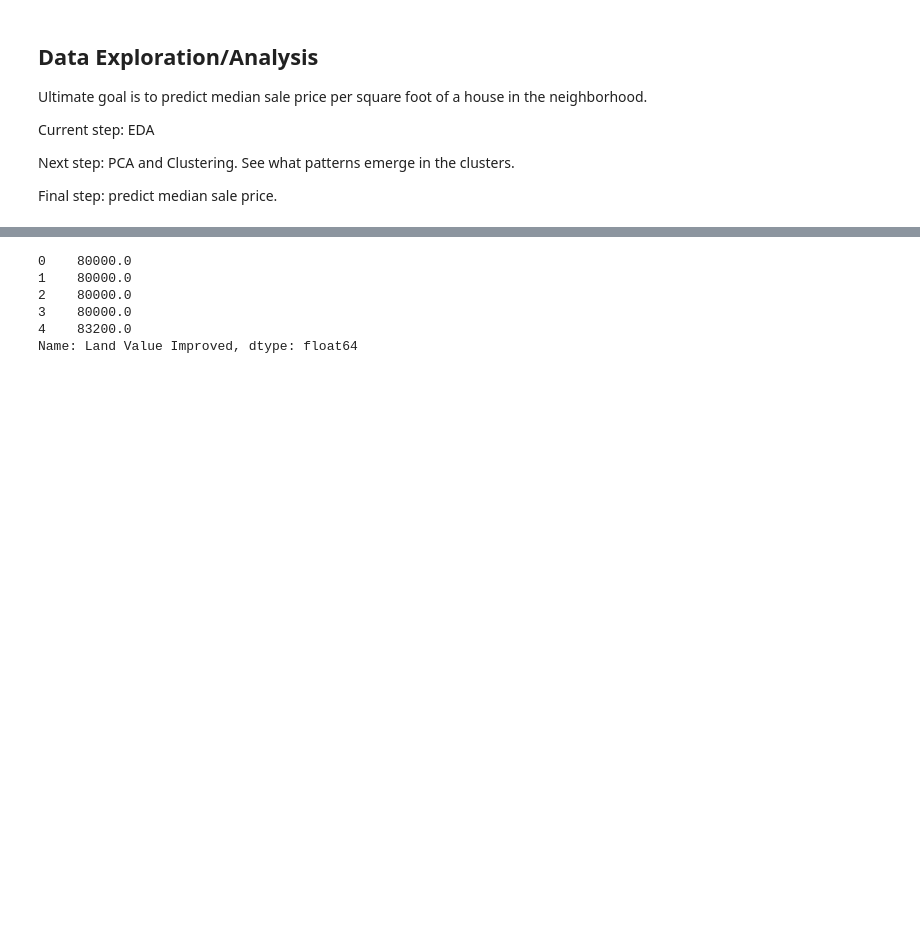
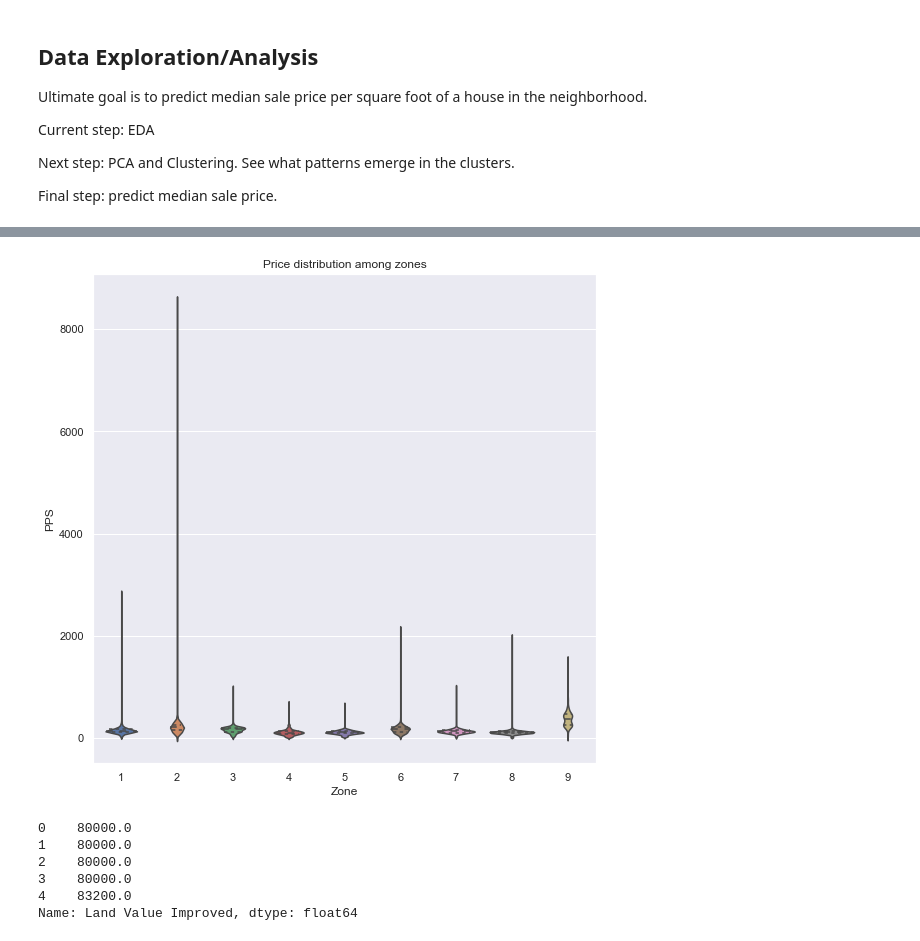
Before and after one commit to drewlehe/Nashville, a Jupyter notebook: MergedAnalysis.ipynb, the cells around one changed output, grey strips where cells are left out. Cells and saved outputs as stored; diff of their text form; code cells hidden in the pictures; blank space fills up the shorter version.

```diff
--- a/MergedAnalysis.ipynb
+++ b/MergedAnalysis.ipynb
@@ -38,3 +58,10 @@ df=df
+# %%
+plt.figure(figsize=(9,9))
+sns.violinplot(x="Zone", y="PPS", data=df, inner='quartile')
+plt.title("Price distribution among zones")
+plt.show()
+# %% [output]
+[figure, added]
 # %%
 df['Land Value Improved'].head()
 #Adjacent parcels will often all have the same appraised land value. Appraised values are not generally useful for our purposes.
```
Also changed, not shown: parts of 26 cells of this notebook, 1 other file.
